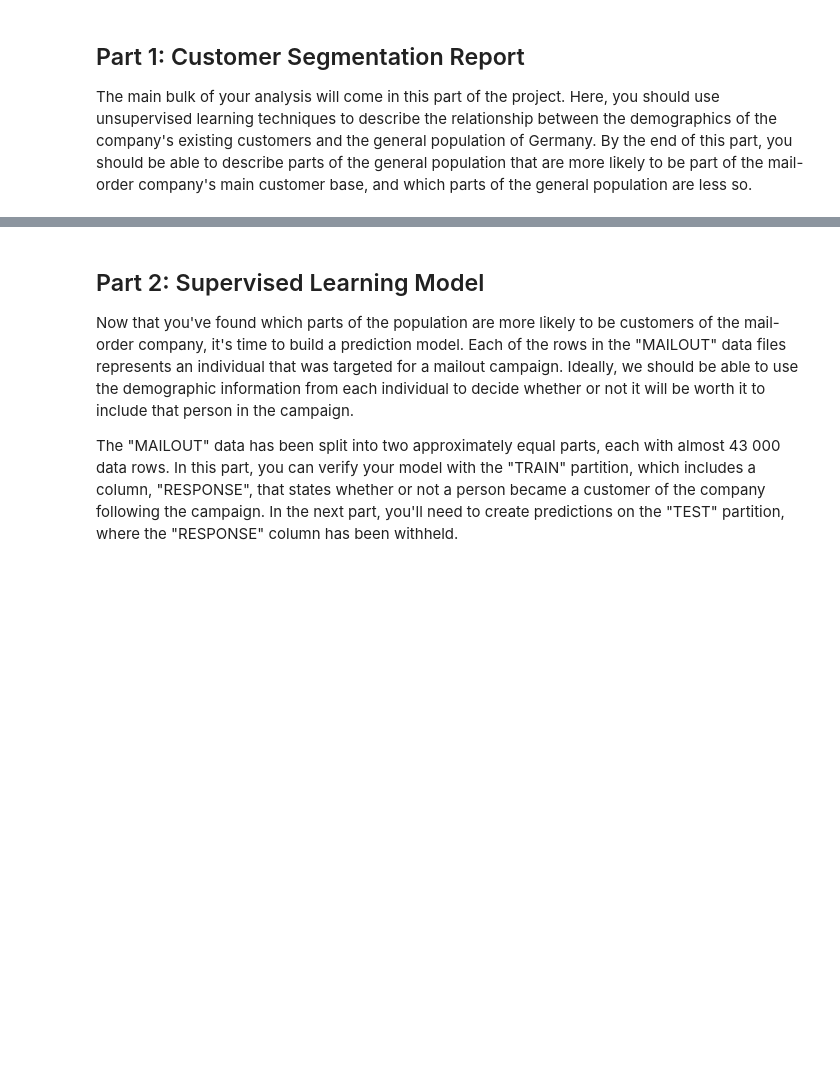
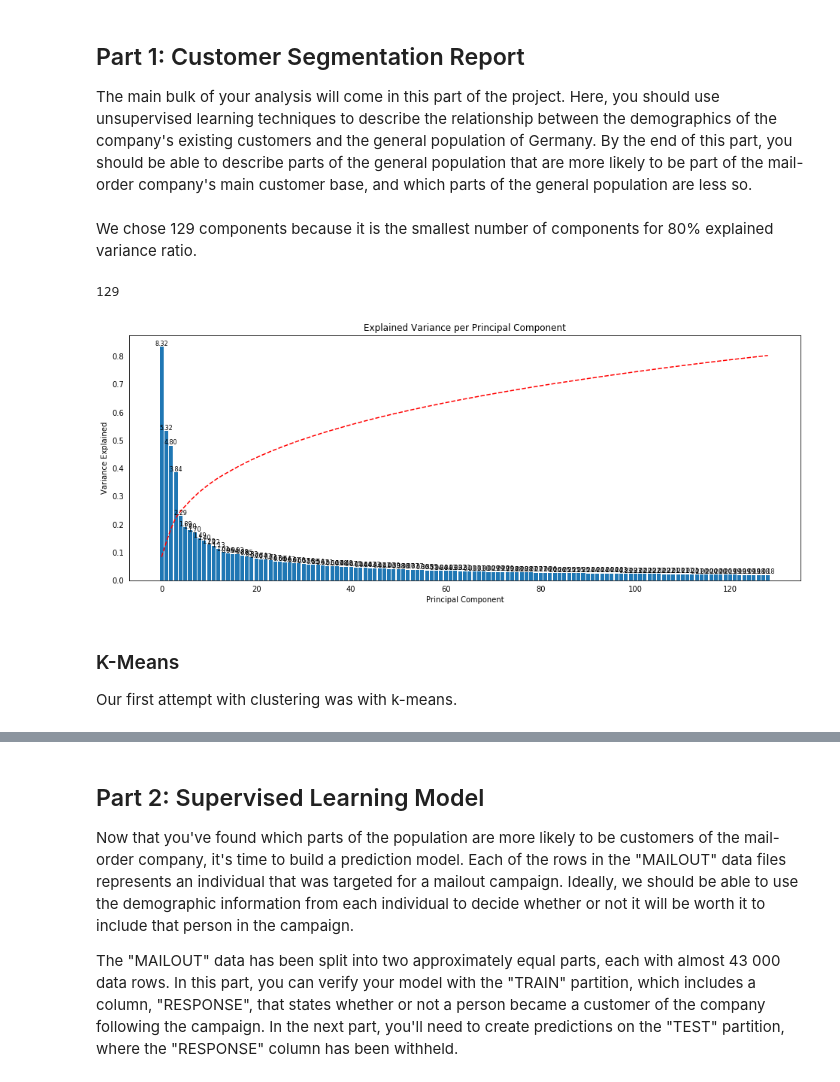
Before and after one commit to bvcmartins/dsnd_capstone, a Jupyter notebook: main.ipynb, the cells around one changed output, grey strips where cells are left out. Drawn from its saved outputs; the diff is of its cells as text; code cells hidden in the pictures; blank space fills up the shorter version.

```diff
--- a/main.ipynb
+++ b/main.ipynb
@@ -731,12 +740,3 @@ df_concat.max()
 ## Part 1: Customer Segmentation Report
 
 The main bulk of your analysis will come in this part of the project. Here, you should use unsupervised learning techniques to describe the relationship between the demographics of the company's existing customers and the general population of Germany. By the end of this part, you should be able to describe parts of the general population that are more likely to be part of the mail-order company's main customer base, and which parts of the general population are less so.
-# %%
-def pca_components(df):
-    evr = []
-    for i in range(10,100):
-        pca_model = PCA(n_components=i)
-        X_pca = pca_model.fit_transform(df)
-        evr.append(pca_model.explained_variance_ratio_.sum())
-        print('components {}: {}'.format(i,evr[:-1]))
-    return evr
@@ -743,2 +808,19 @@ def pca_components(df):
 # %%
-evr = pca_components(df_concat)
+evr = pca_components(azdias3, 100, 150)
+# %% [markdown]
+We chose 129 components because it is the smallest number of components for 80% explained variance ratio.
+# %%
+n_dim = [key for key, value in evr.items() if value>=0.8][0]
+n_dim
+# %% [output]
+129
+# %%
+pca_model, var_pca, X_pca = generate_pca(azdias3, n_dim)
+# %%
+scree_plot_pca(pca_model)
+# %% [output]
+[figure, added]
+# %% [markdown]
+### K-Means
+
+Our first attempt with clustering was with k-means.
```
Also changed, not shown: parts of 95 cells of this notebook.
